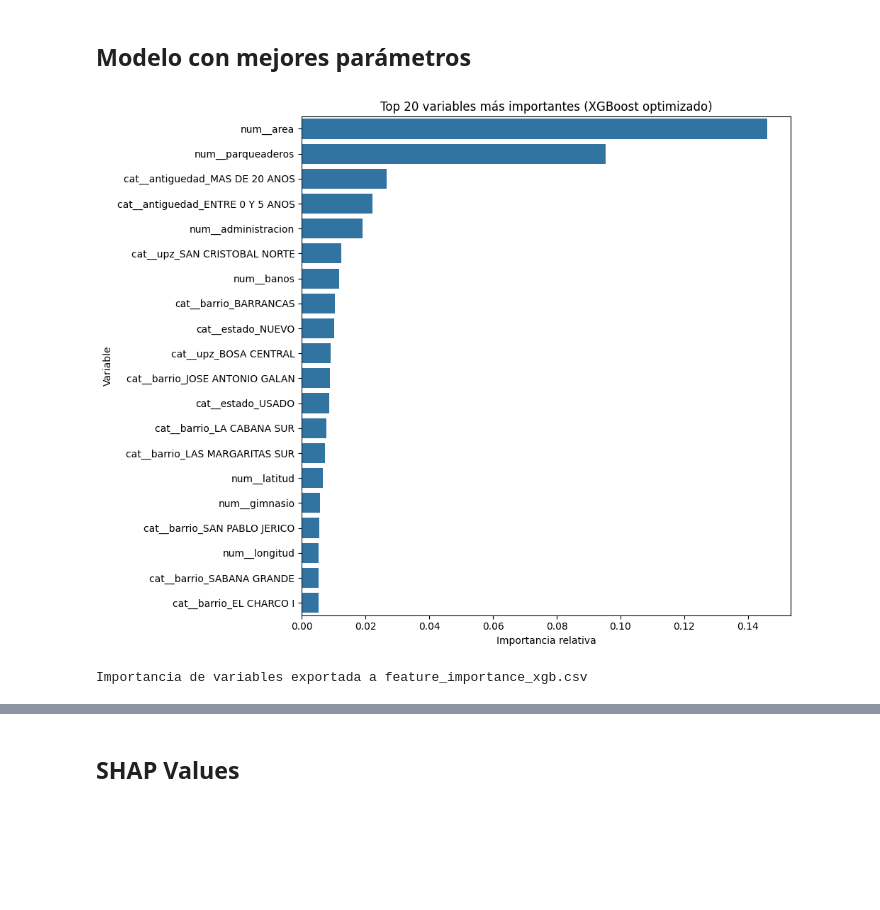
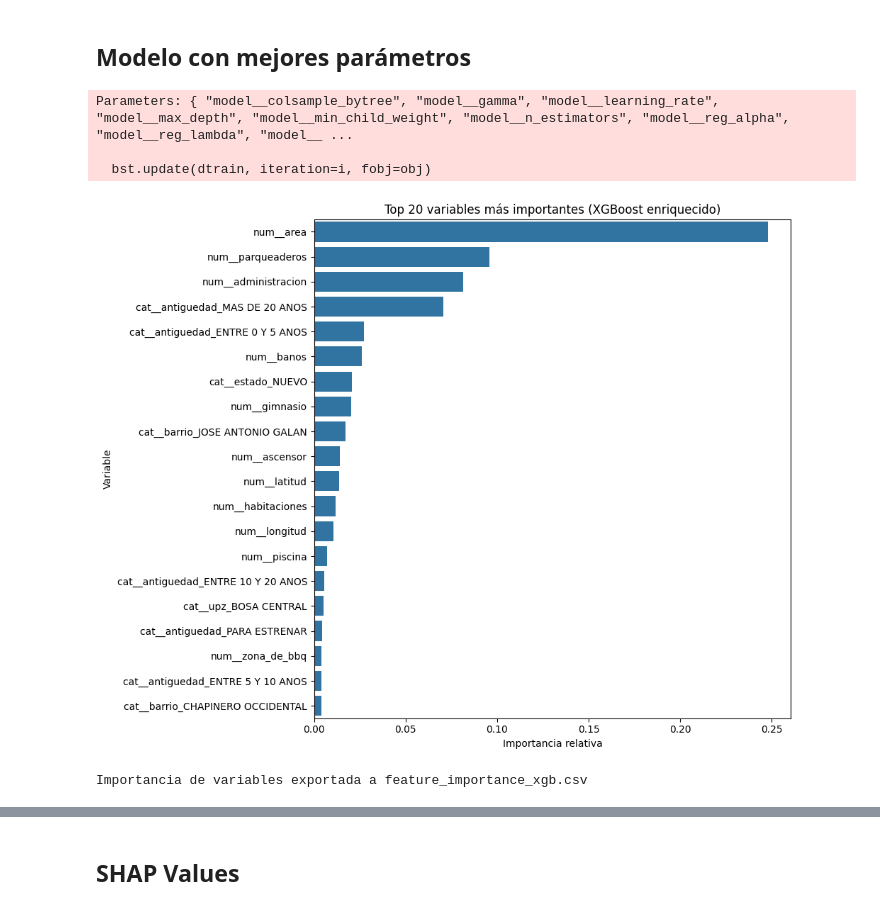
Before and after one commit to thordickinson/maestria-ia, a Jupyter notebook: analisis/notebooks/3.2.0_1.modelo_datos_aumentados.ipynb, the cells around one changed output, grey strips where cells are left out. Saved outputs shown, nothing was run; the diff lists cells and outputs as text; code cells hidden in the pictures; blank space fills up the shorter version.

```diff
--- a/analisis/notebooks/3.2.0_1.modelo_datos_aumentados.ipynb
+++ b/analisis/notebooks/3.2.0_1.modelo_datos_aumentados.ipynb
@@ -17,6 +17,10 @@ df = df.drop("estrato", axis=1).rename(columns={
     "barrio_calculado": "barrio",
     "upz_calculada": "upz"
 })
+
+
+umbral_precio = 1_500_000_000  # 1500 millones
+df = df[df["precio_venta"] <= umbral_precio].copy()
 
 # Eliminar filas sin barrio (necesario para imputar)
 df = df[~df['barrio'].isnull()].reset_index(drop=True)
@@ -335,18 +353,18 @@ import seaborn as sns
 from xgboost import XGBRegressor
 from sklearn.pipeline import Pipeline
 
+# Mejor RMSE (LightGBM): 0.1733
+# Mejores parámetros: {'model__bagging_freq': 2, 'model__colsample_bytree': np.float64(0.9136811769773325), 'model__lambda_l1': np.float64(0.1480869299533999), 'model__lambda_l2': np.float64(0.9977404850489419), 'model__learning_rate': np.float64(0.036006860856517095), 'model__max_depth': 0, 'model__min_data_in_leaf': 21, 'model__n_estimators': 419, 'model__num_leaves': 73, 'model__subsample': np.float64(0.7099152198701645)}
+
+# Mejor RMSE (XGBoost): 0.1737
+# Mejores parámetros: {'model__colsample_bytree': np.float64(0.7586976349436075), 'model__gamma': np.float64(0.02815964543016891), 'model__learning_rate': np.float64(0.03193054424532831), 'model__max_depth': 6, 'model__min_child_weight': 3, 'model__n_estimators': 488, 'model__reg_alpha': np.float64(0.3029799873905057), 'model__reg_lambda': np.float64(2.352601757026698), 'model__subsample': np.float64(0.8302154051003888)}
+# Duración: 1.6 minutos
+
 # ===========================
 # 1️⃣ Entrenar el mejor modelo
 # ===========================
-best_xgb_params = {
-    "colsample_bytree": 0.7076257380232285,
-    "learning_rate": 0.049,
-    "max_depth": 8,
-    "n_estimators": 700,
-    "subsample": 0.79,
-    "random_state": 42,
-    "n_jobs": -1
-}
+
+best_xgb_params = search.best_params_
 
 final_model = XGBRegressor(**best_xgb_params)
 pipeline_final = Pipeline(steps=[("preprocessor", preprocessor), ("model", final_model)])
@@ -358,36 +376,39 @@ pipeline_final.fit(X, y)
 feature_names = pipeline_final.named_steps["preprocessor"].get_feature_names_out()
 importances = pipeline_final.named_steps["model"].feature_importances_
 
 # Crear DataFrame de importancia
 importance_df = pd.DataFrame({
     "Variable": feature_names,
     "Importancia": importances
 }).sort_values(by="Importancia", ascending=False)
 
 # ===========================
 # 3️⃣ Visualizar top 20 variables
 # ===========================
 plt.figure(figsize=(10, 8))
 sns.barplot(
     data=importance_df.head(20),
     x="Importancia",
     y="Variable",
     orient="h"
 )
-plt.title("Top 20 variables más importantes (XGBoost optimizado)")
+plt.title("Top 20 variables más importantes (XGBoost enriquecido)")
 plt.xlabel("Importancia relativa")
 plt.ylabel("Variable")
 plt.tight_layout()
 plt.show()
 
 # ===========================
 # 4️⃣ Guardar resultados
 # ===========================
 importance_df.to_csv("../data/feature_importance_augmented_xgb.csv", index=False)
 print("Importancia de variables exportada a feature_importance_xgb.csv")
 # %% [output]
+Parameters: { "model__colsample_bytree", "model__gamma", "model__learning_rate", "model__max_depth", "model__min_child_weight", "model__n_estimators", "model__reg_alpha", "model__reg_lambda", "model__ ...
+
+  bst.update(dtrain, iteration=i, fobj=obj)
-[figure, old version]
+[figure, new version]
-Importancia de variables exportada a feature_importance_xgb.csv
+Importancia de variables exportada a feature_importance_xgb.csv
 # %%
 from sklearn.model_selection import cross_validate
 from sklearn.metrics import make_scorer, mean_absolute_error, r2_score, root_mean_squared_error
```
Also changed, not shown: parts of 30 cells of this notebook, 8 other files.
